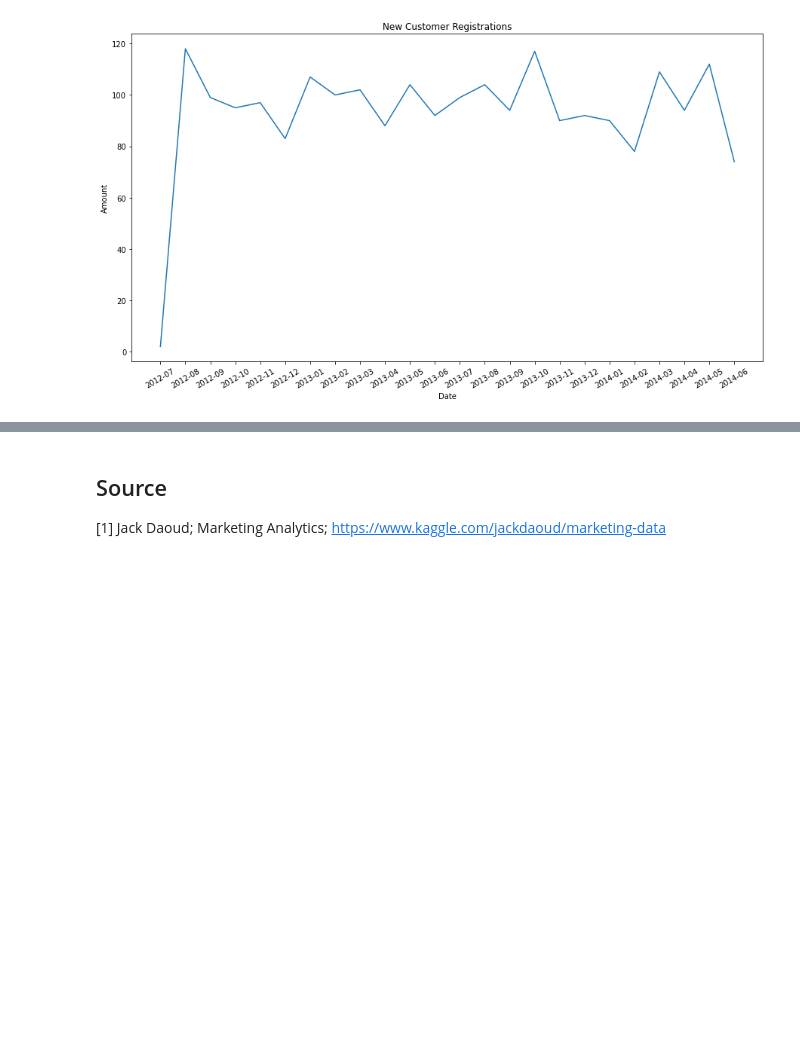
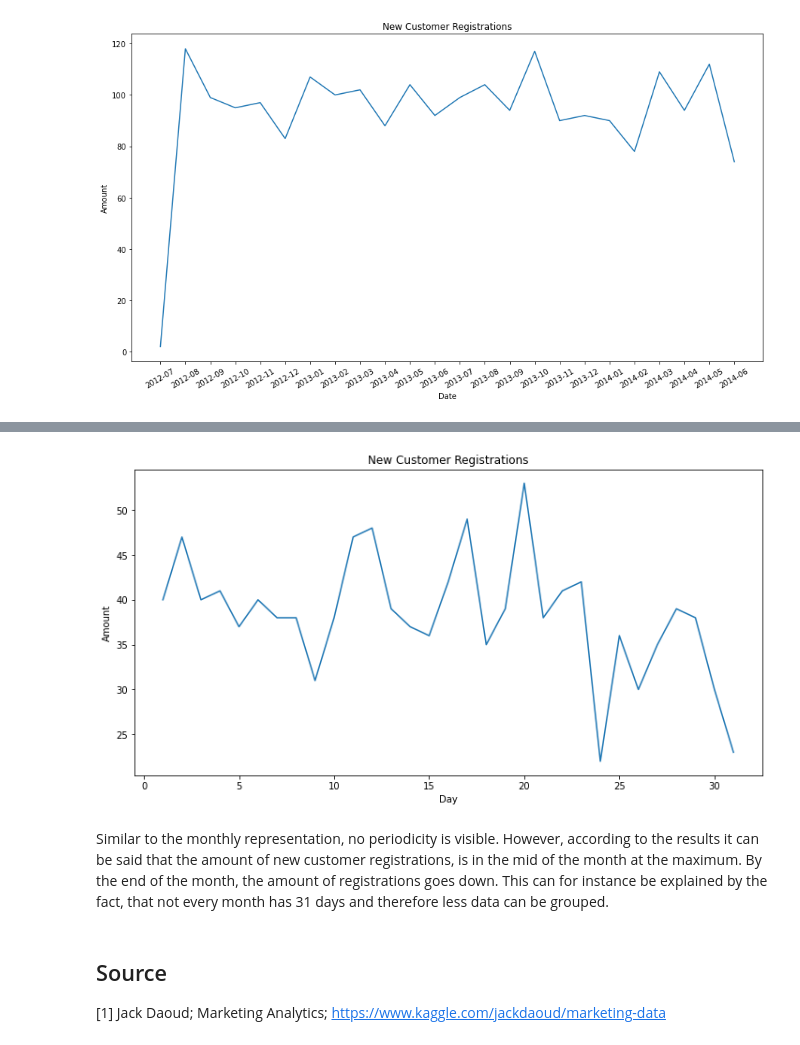
Before and after one commit to JFando/Data_Visualization, a Jupyter notebook: Homework_2.ipynb, the cells around one changed output, grey strips where cells are left out. Saved outputs shown, nothing was run; the diff lists cells and outputs as text; code cells hidden in the pictures; blank space fills up the shorter version.

```diff
--- a/Homework_2.ipynb
+++ b/Homework_2.ipynb
@@ -172,3 +222,13 @@ The plot above visualizes the amount of registrations per month from July 2012 t
+# %%
+plt.figure(figsize = (12,6))
+sns.lineplot(x = da, y = dec)
+plt.xlabel("Day")
+plt.ylabel("Amount")
+plt.title("New Customer Registrations");
+# %% [output]
+[figure, added]
+# %% [markdown]
+Similar to the monthly representation, no periodicity is visible. However, according to the results it can be said that the amount of new customer registrations, is in the mid of the month at the maximum. By the end of the month, the amount of registrations goes down. This can for instance be explained by the fact, that not every month has 31 days and therefore less data can be grouped.
 # %% [markdown]
 ## Source
 
```
Also changed, not shown: parts of 9 cells of this notebook.
